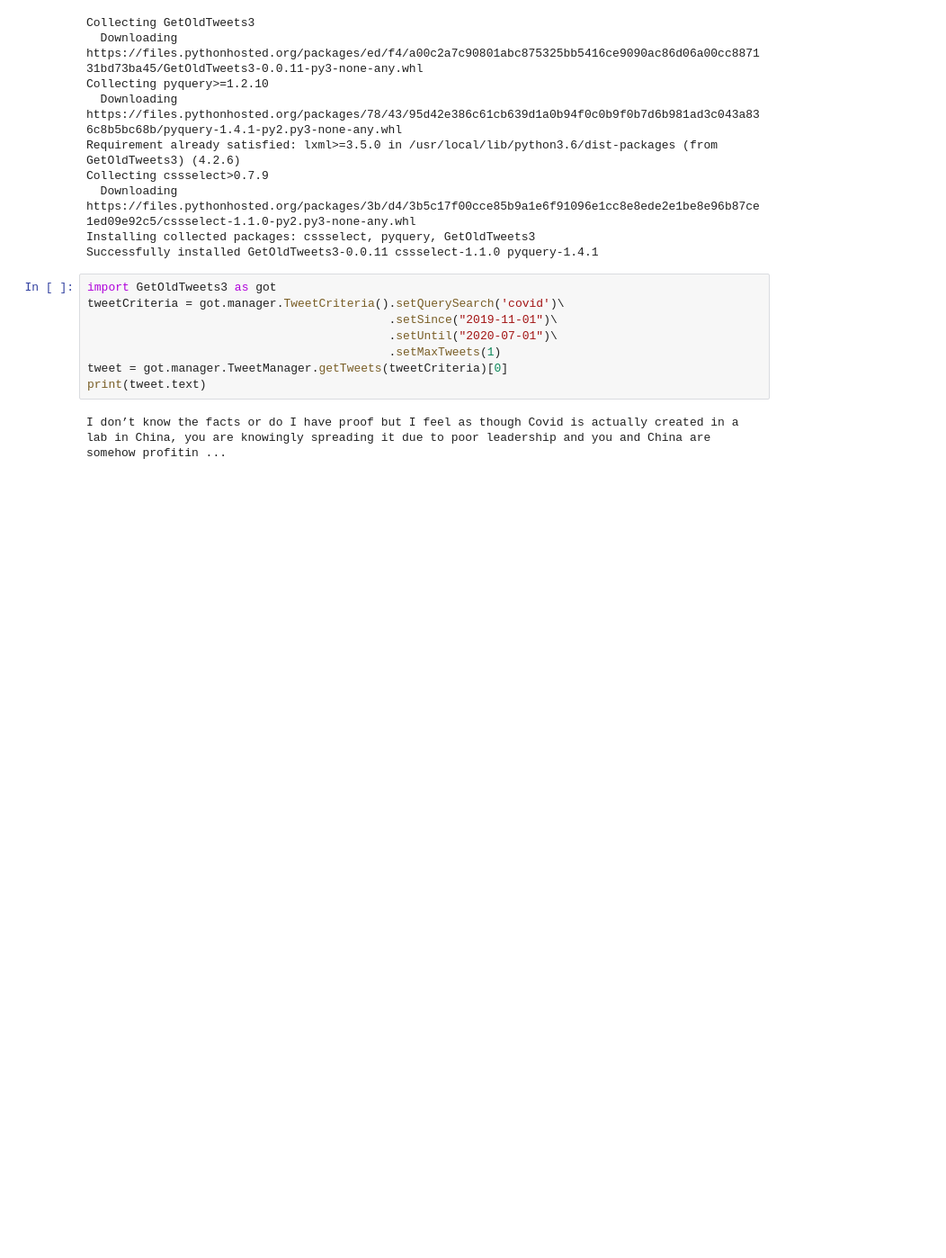
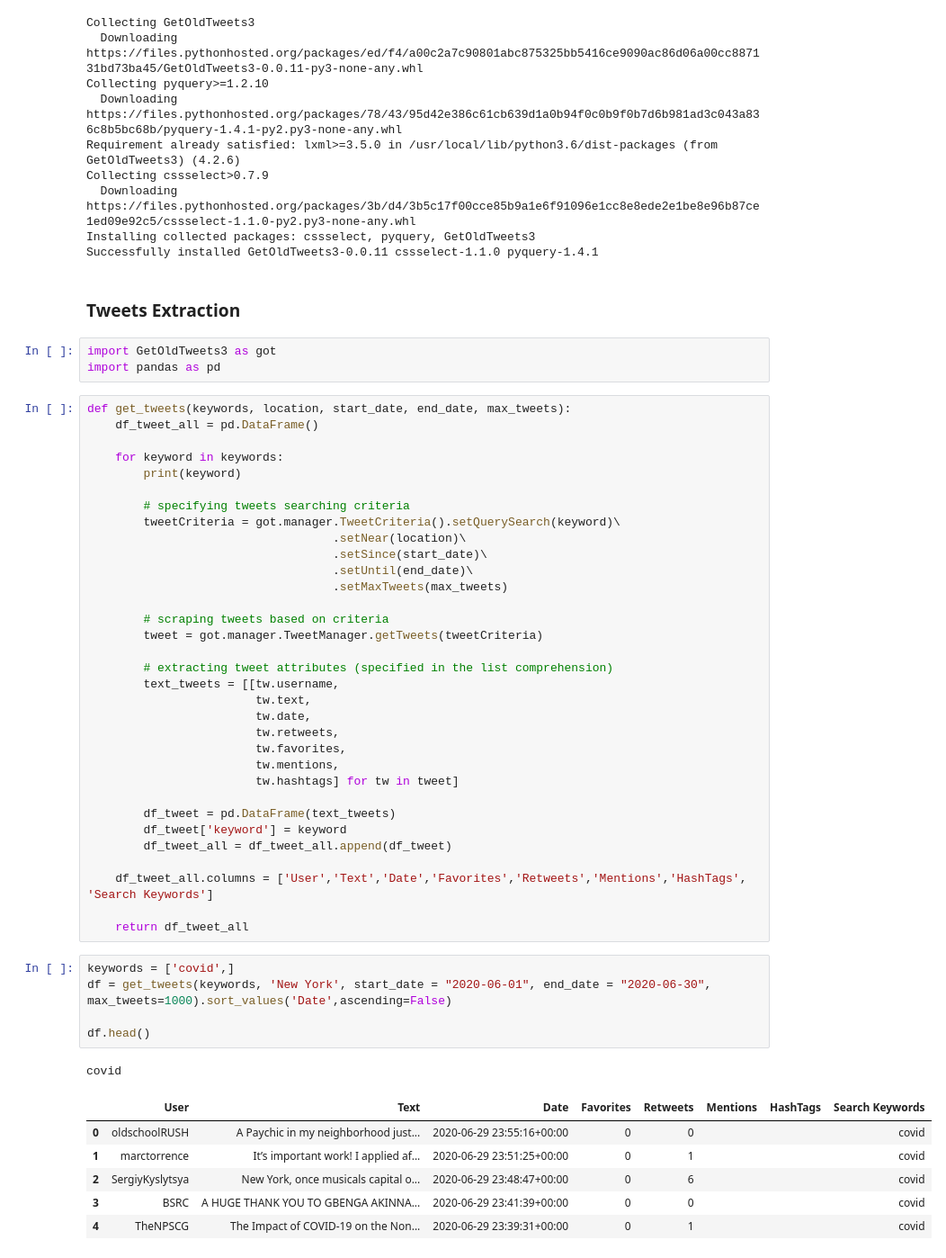
Before and after one commit to UliksSekiraqa/StockMarketAnalysis, a Jupyter notebook: Twitter_API.ipynb, the cells around one changed output. Shown at 90% size. Cells and saved outputs as stored; diff of their text form; blank space fills up the shorter version.

```diff
--- a/Twitter_API.ipynb
+++ b/Twitter_API.ipynb
@@ -12,13 +12,54 @@ Collecting cssselect>0.7.9
   Downloading https://files.pythonhosted.org/packages/3b/d4/3b5c17f00cce85b9a1e6f91096e1cc8e8ede2e1be8e96b87ce1ed09e92c5/cssselect-1.1.0-py2.py3-none-any.whl
 Installing collected packages: cssselect, pyquery, GetOldTweets3
 Successfully installed GetOldTweets3-0.0.11 cssselect-1.1.0 pyquery-1.4.1
-# %%
-import GetOldTweets3 as got
-tweetCriteria = got.manager.TweetCriteria().setQuerySearch('covid')\
-                                           .setSince("2019-11-01")\
-                                           .setUntil("2020-07-01")\
-                                           .setMaxTweets(1)
-tweet = got.manager.TweetManager.getTweets(tweetCriteria)[0]
-print(tweet.text)
-# %% [output]
-I don’t know the facts or do I have proof but I feel as though Covid is actually created in a lab in China, you are knowingly spreading it due to poor leadership and you and China are somehow profitin ...
+# %% [markdown]
+### **Tweets Extraction**
+# %%
+import GetOldTweets3 as got
+import pandas as pd
+# %%
+def get_tweets(keywords, location, start_date, end_date, max_tweets):
+    df_tweet_all = pd.DataFrame()
+
+    for keyword in keywords:
+        print(keyword)
+
+        # specifying tweets searching criteria
+        tweetCriteria = got.manager.TweetCriteria().setQuerySearch(keyword)\
+                                   .setNear(location)\
+                                   .setSince(start_date)\
+                                   .setUntil(end_date)\
+                                   .setMaxTweets(max_tweets)
+
+        # scraping tweets based on criteria
+        tweet = got.manager.TweetManager.getTweets(tweetCriteria)
+
+        # extracting tweet attributes (specified in the list comprehension)
+        text_tweets = [[tw.username,
+                        tw.text,
+                        tw.date,
+                        tw.retweets,
+                        tw.favorites,
+                        tw.mentions,
+                        tw.hashtags] for tw in tweet]
+
+        df_tweet = pd.DataFrame(text_tweets)
+        df_tweet['keyword'] = keyword
+        df_tweet_all = df_tweet_all.append(df_tweet)
+
+    df_tweet_all.columns = ['User','Text','Date','Favorites','Retweets','Mentions','HashTags', 'Search Keywords']
+
+    return df_tweet_all
+# %%
+keywords = ['covid',]
+df = get_tweets(keywords, 'New York', start_date = "2020-06-01", end_date = "2020-06-30", max_tweets=1000).sort_values('Date',ascending=False)
+
+df.head()
+# %% [output]
+covid
+|  | User | Text | Date | Favorites | Retweets | Mentions | HashTags | Search Keywords |
+| 0 | oldschoolRUSH | A Paychic in my neighborhood just... | 2020-06-29 23:55:16+00:00 | 0 | 0 |  |  | covid |
+| 1 | marctorrence | It’s important work! I applied af... | 2020-06-29 23:51:25+00:00 | 0 | 1 |  |  | covid |
+| 2 | SergiyKyslytsya | New York, once musicals capital o... | 2020-06-29 23:48:47+00:00 | 0 | 6 |  |  | covid |
+| 3 | BSRC | A HUGE THANK YOU TO GBENGA AKINNA... | 2020-06-29 23:41:39+00:00 | 0 | 0 |  |  | covid |
+| 4 | TheNPSCG | The Impact of COVID-19 on the Non... | 2020-06-29 23:39:31+00:00 | 0 | 1 |  |  | covid |
```
Also changed, not shown: parts of 63 cells of this notebook.
